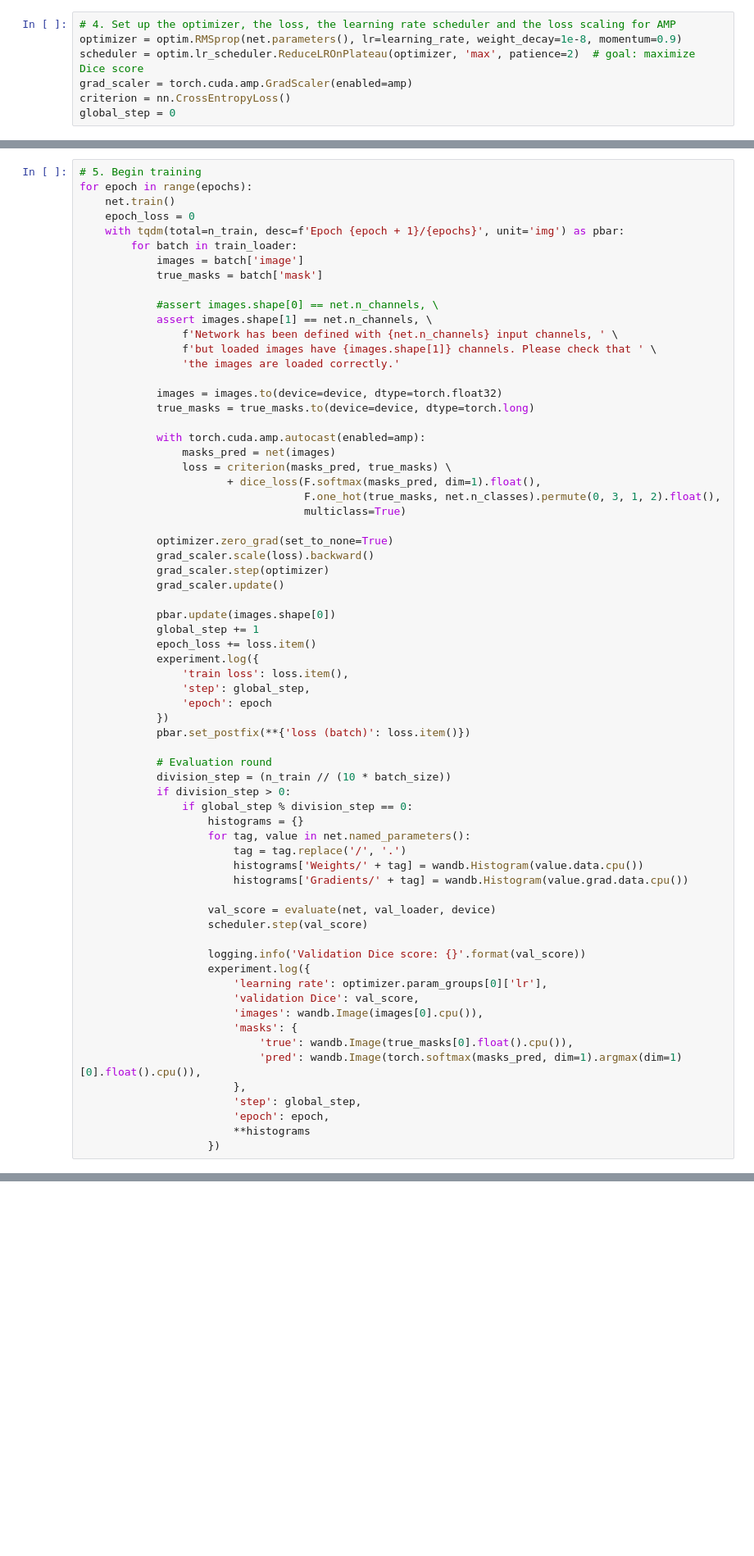
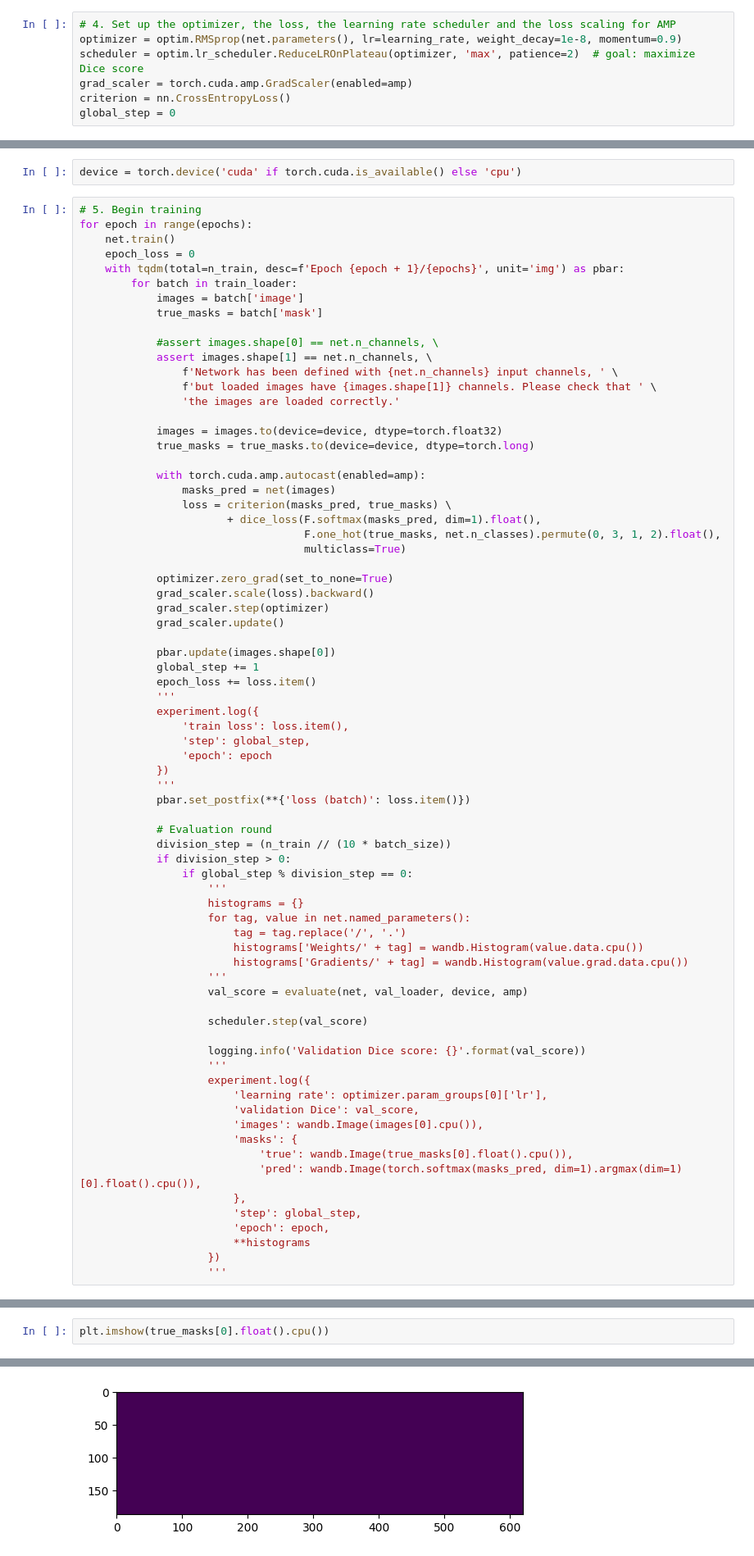
Before and after one commit to kshf59/Ensemble-Net, a Jupyter notebook: dataLoder.ipynb, the cells around one changed output, grey strips where cells are left out. Shown: that part at 82% size. Cells and saved outputs as stored; diff of their text form; blank space fills up the shorter version.

```diff
--- a/dataLoder.ipynb
+++ b/dataLoder.ipynb
@@ -49,3 +75,5 @@ global_step = 0
+# %%
+device = torch.device('cuda' if torch.cuda.is_available() else 'cpu')
 # %%
 # 5. Begin training
 for epoch in range(epochs):
@@ -80,27 +108,32 @@ for epoch in range(epochs):
             pbar.update(images.shape[0])
             global_step += 1
             epoch_loss += loss.item()
+            '''
             experiment.log({
                 'train loss': loss.item(),
                 'step': global_step,
                 'epoch': epoch
             })
+            '''
             pbar.set_postfix(**{'loss (batch)': loss.item()})
 
             # Evaluation round
             division_step = (n_train // (10 * batch_size))
             if division_step > 0:
                 if global_step % division_step == 0:
+                    '''
                     histograms = {}
                     for tag, value in net.named_parameters():
                         tag = tag.replace('/', '.')
                         histograms['Weights/' + tag] = wandb.Histogram(value.data.cpu())
                         histograms['Gradients/' + tag] = wandb.Histogram(value.grad.data.cpu())
+                    '''
+                    val_score = evaluate(net, val_loader, device, amp)
 
-                    val_score = evaluate(net, val_loader, device)
                     scheduler.step(val_score)
 
                     logging.info('Validation Dice score: {}'.format(val_score))
+                    '''
                     experiment.log({
                         'learning rate': optimizer.param_groups[0]['lr'],
                         'validation Dice': val_score,
@@ -113,3 +146,4 @@ for epoch in range(epochs):
                         'epoch': epoch,
                         **histograms
                     })
+                    '''
@@ -115,0 +166,3 @@ for epoch in range(epochs):
+# %%
+plt.imshow(true_masks[0].float().cpu())
+# %% [output]
@@ -115,0 +170 @@ for epoch in range(epochs):
+[figure, added]
```
Also changed, not shown: parts of 16 cells of this notebook, 3 other files.
